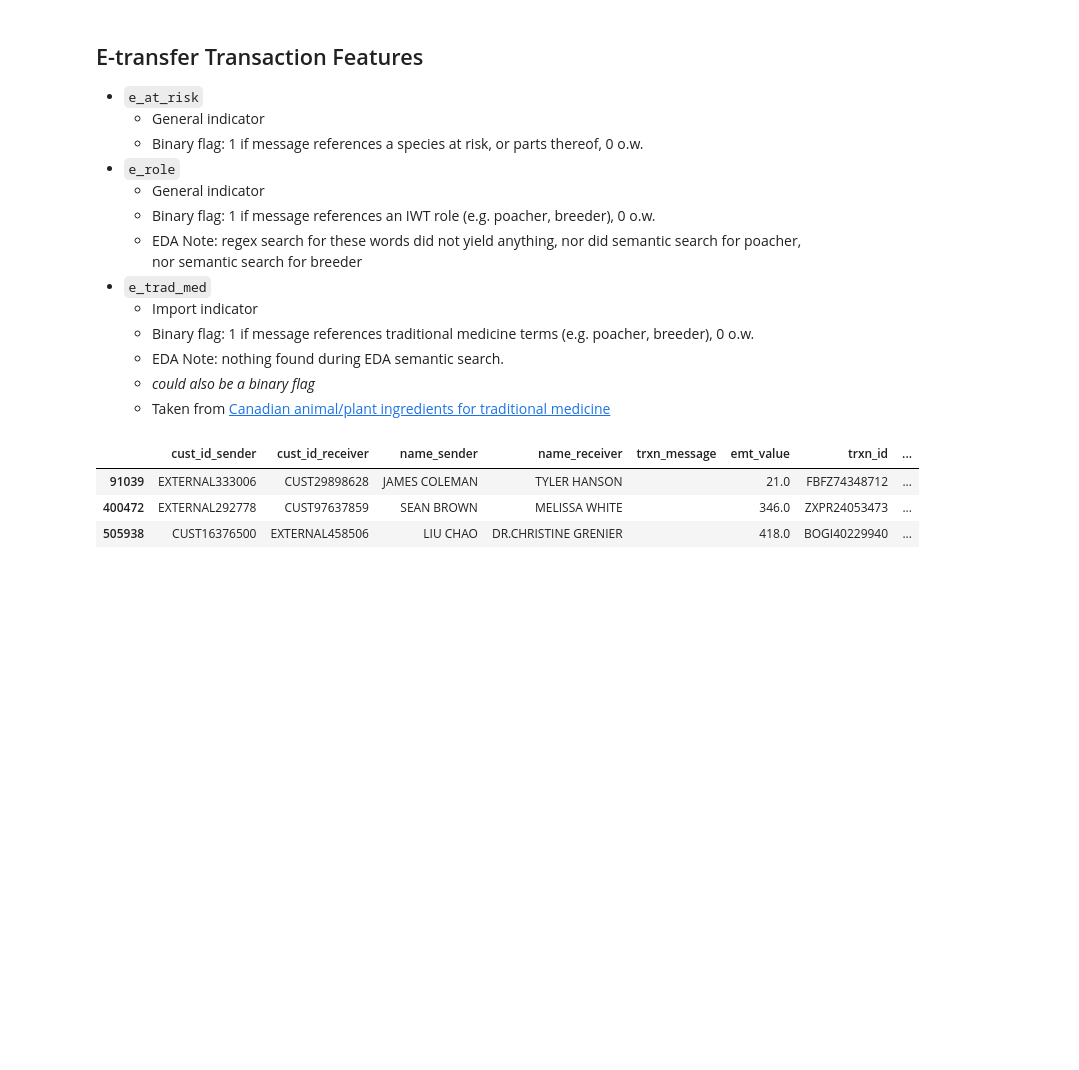
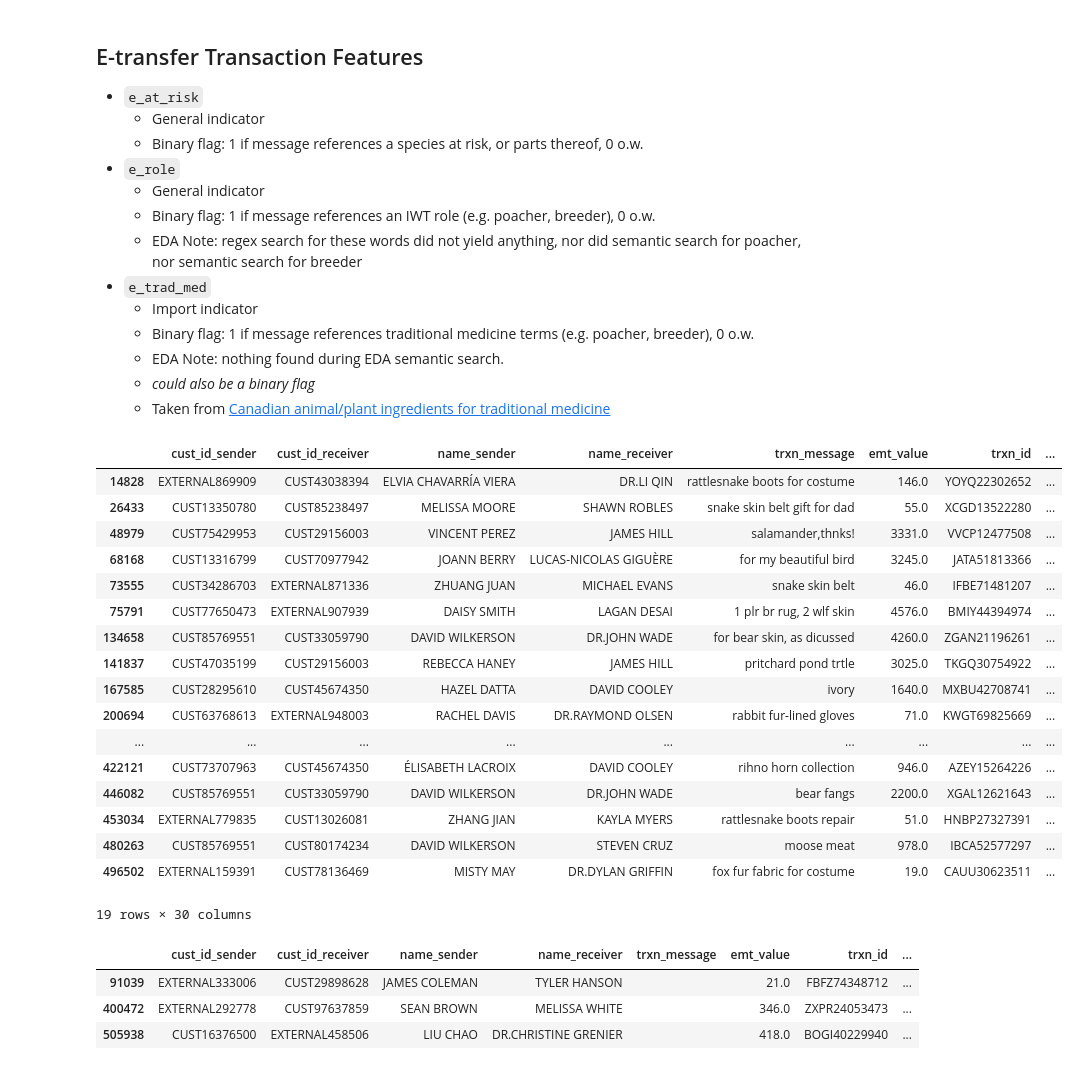
Before and after one commit to jwardbond/2023-imi-bigdata, a Jupyter notebook: task_2/2.transaction_preprocessing.ipynb, the cells around one changed output. Cells and saved outputs as stored; diff of their text form; code cells hidden in the pictures; blank space fills up the shorter version.

```diff
--- a/task_2/2.transaction_preprocessing.ipynb
+++ b/task_2/2.transaction_preprocessing.ipynb
@@ -57,6 +57,27 @@ with open('./flags/animal_neg.txt') as f:
 
 #Labelling data
 emt_df['e_at_risk'] = classify_message(emt_df['trxn_message'], positive_flags, negative_flags)
+# %%
+emt_df[emt_df.e_at_risk==1]
+# %% [output]
+|  | cust_id_sender | cust_id_receiver | name_sender | name_receiver | trxn_message | emt_value | trxn_id | ... |
+| 14828 | EXTERNAL869909 | CUST43038394 | ELVIA CHAVARRÍA VIERA | DR.LI QIN | rattlesnake boots for costume | 146.0 | YOYQ22302652 | ... |
+| 26433 | CUST13350780 | CUST85238497 | MELISSA MOORE | SHAWN ROBLES | snake skin belt gift for dad | 55.0 | XCGD13522280 | ... |
+| 48979 | CUST75429953 | CUST29156003 | VINCENT PEREZ | JAMES HILL | salamander,thnks! | 3331.0 | VVCP12477508 | ... |
+| 68168 | CUST13316799 | CUST70977942 | JOANN BERRY | LUCAS-NICOLAS GIGUÈRE | for my beautiful bird | 3245.0 | JATA51813366 | ... |
+| 73555 | CUST34286703 | EXTERNAL871336 | ZHUANG JUAN | MICHAEL EVANS | snake skin belt | 46.0 | IFBE71481207 | ... |
+| 75791 | CUST77650473 | EXTERNAL907939 | DAISY SMITH | LAGAN DESAI | 1 plr br rug, 2 wlf skin | 4576.0 | BMIY44394974 | ... |
+| 134658 | CUST85769551 | CUST33059790 | DAVID WILKERSON | DR.JOHN WADE | for bear skin, as dicussed | 4260.0 | ZGAN21196261 | ... |
+| 141837 | CUST47035199 | CUST29156003 | REBECCA HANEY | JAMES HILL | pritchard pond trtle | 3025.0 | TKGQ30754922 | ... |
+| 167585 | CUST28295610 | CUST45674350 | HAZEL DATTA | DAVID COOLEY | ivory | 1640.0 | MXBU42708741 | ... |
+| 200694 | CUST63768613 | EXTERNAL948003 | RACHEL DAVIS | DR.RAYMOND OLSEN | rabbit fur-lined gloves | 71.0 | KWGT69825669 | ... |
+| ... | ... | ... | ... | ... | ... | ... | ... | ... |
+| 422121 | CUST73707963 | CUST45674350 | ÉLISABETH LACROIX | DAVID COOLEY | rihno horn collection | 946.0 | AZEY15264226 | ... |
+| 446082 | CUST85769551 | CUST33059790 | DAVID WILKERSON | DR.JOHN WADE | bear fangs | 2200.0 | XGAL12621643 | ... |
+| 453034 | EXTERNAL779835 | CUST13026081 | ZHANG JIAN | KAYLA MYERS | rattlesnake boots repair | 51.0 | HNBP27327391 | ... |
+| 480263 | CUST85769551 | CUST80174234 | DAVID WILKERSON | STEVEN CRUZ | moose meat | 978.0 | IBCA52577297 | ... |
+| 496502 | EXTERNAL159391 | CUST78136469 | MISTY MAY | DR.DYLAN GRIFFIN | fox fur fabric for costume | 19.0 | CAUU30623511 | ... |
+19 rows × 30 columns
 # %%
 # Classifying messages containing IWT roles
 with open('./flags/role_pos.txt') as f:
```
Also changed, not shown: 10 other files.
